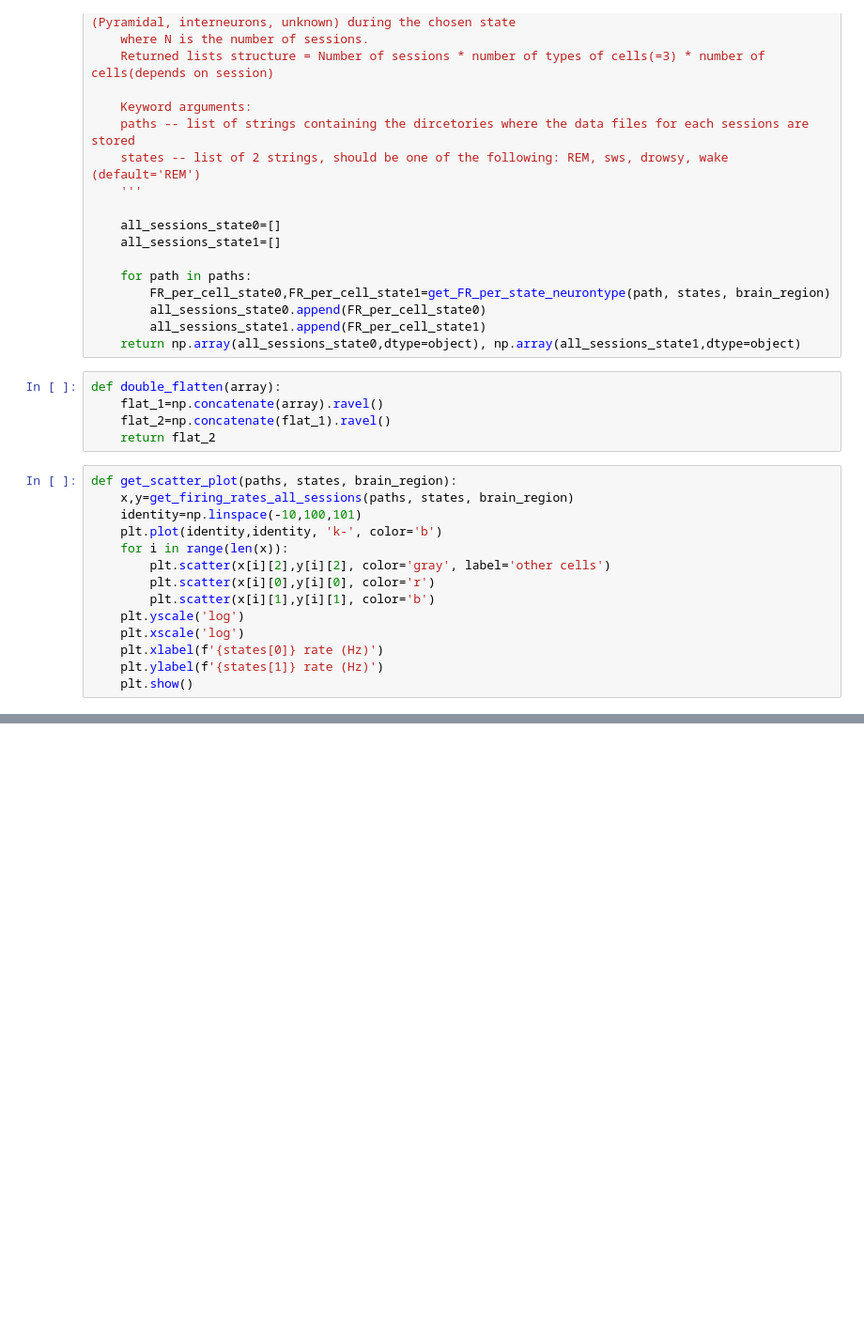
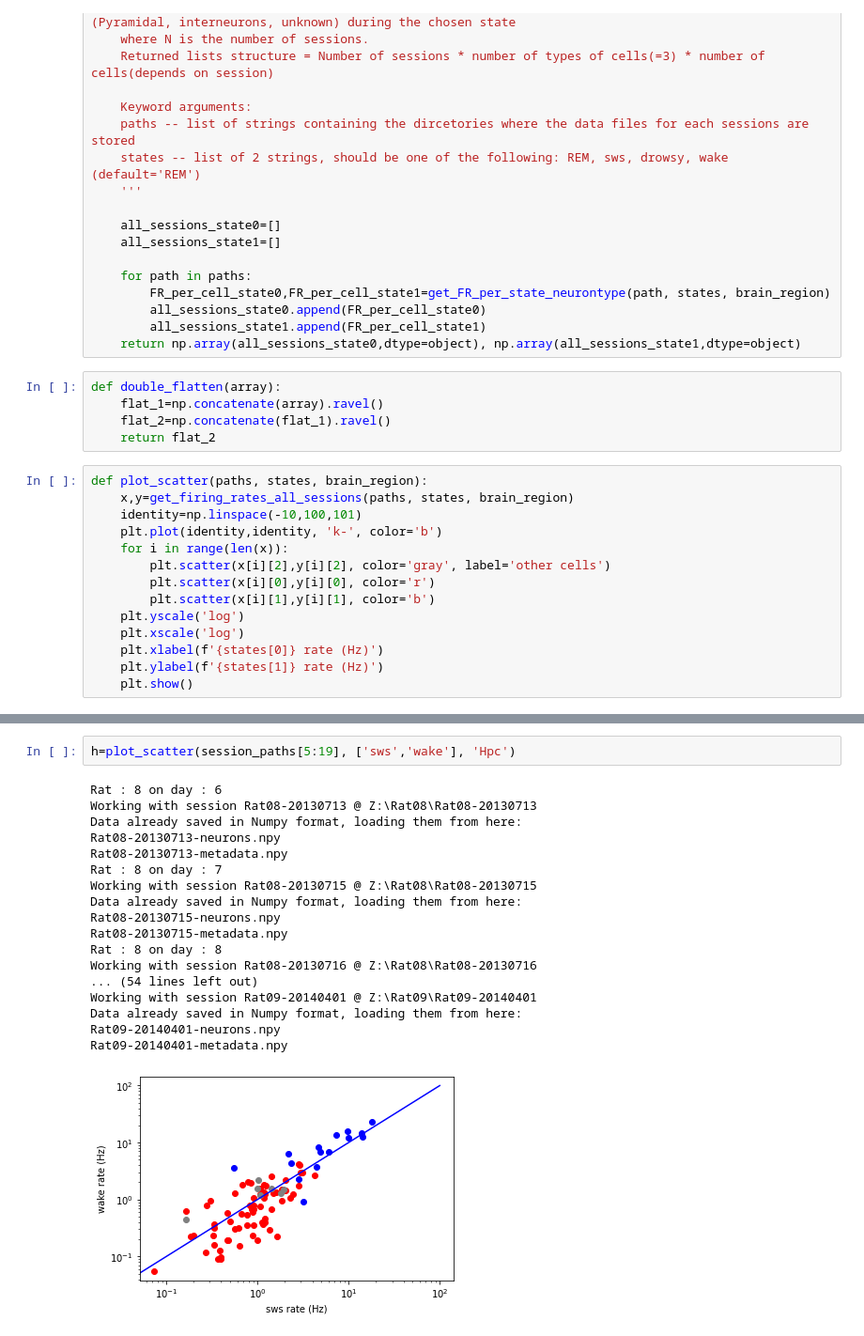
Before and after one commit to PLoizidou/PCBS_Emotional_Memory, a Jupyter notebook: PCBS Final Project.ipynb, the cells around one changed output, grey strips where cells are left out. Shown: that part at 94% size. Saved outputs shown, nothing was run; the diff lists cells and outputs as text; blank space fills up the shorter version.

```diff
--- a/PCBS Final Project.ipynb
+++ b/PCBS Final Project.ipynb
@@ -162,7 +140,7 @@ def double_flatten(array):
     flat_2=np.concatenate(flat_1).ravel()
     return flat_2
 # %%
-def get_scatter_plot(paths, states, brain_region):
+def plot_scatter(paths, states, brain_region):
     x,y=get_firing_rates_all_sessions(paths, states, brain_region)
     identity=np.linspace(-10,100,101)
     plt.plot(identity,identity, 'k-', color='b')
@@ -227,0 +188,21 @@ x,y=get_firing_rates_all_sessions(session_paths[5:7], ['sws','wake'], 'BLA')
+# %%
+h=plot_scatter(session_paths[5:19], ['sws','wake'], 'Hpc')
+# %% [output]
+Rat : 8 on day : 6
+Working with session Rat08-20130713 @ Z:\Rat08\Rat08-20130713
+Data already saved in Numpy format, loading them from here:
+Rat08-20130713-neurons.npy
+Rat08-20130713-metadata.npy
+Rat : 8 on day : 7
+Working with session Rat08-20130715 @ Z:\Rat08\Rat08-20130715
+Data already saved in Numpy format, loading them from here:
+Rat08-20130715-neurons.npy
+Rat08-20130715-metadata.npy
+Rat : 8 on day : 8
+Working with session Rat08-20130716 @ Z:\Rat08\Rat08-20130716
+... (54 lines left out)
+Working with session Rat09-20140401 @ Z:\Rat09\Rat09-20140401
+Data already saved in Numpy format, loading them from here:
+Rat09-20140401-neurons.npy
+Rat09-20140401-metadata.npy
+[figure, added]
```
Also changed, not shown: parts of 11 cells of this notebook.
